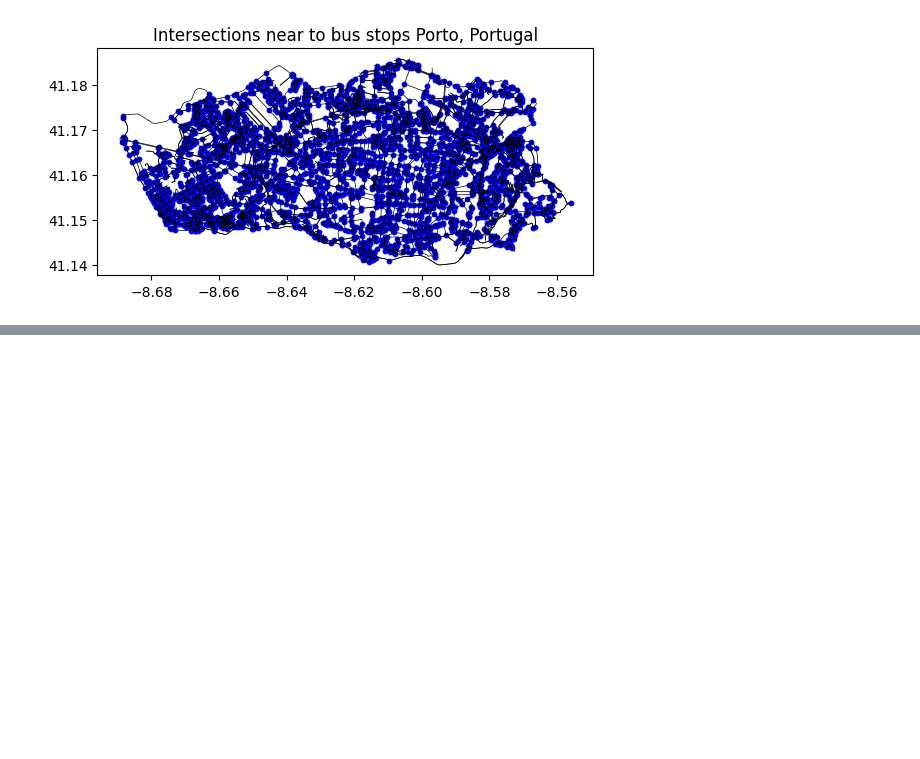
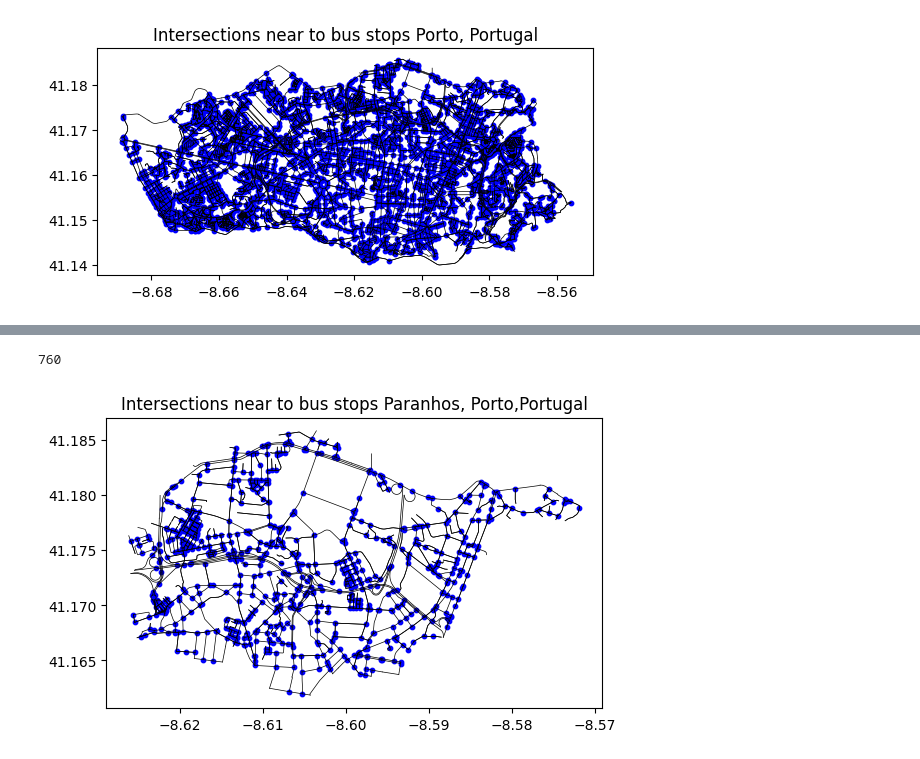
Before and after one commit to brito-bernardo/osmnx, a Jupyter notebook: BusStopIntersections.ipynb, the cells around one changed output, grey strips where cells are left out. Cells and saved outputs as stored; diff of their text form; code cells hidden in the pictures; blank space fills up the shorter version.

```diff
--- a/BusStopIntersections.ipynb
+++ b/BusStopIntersections.ipynb
@@ -61,0 +97,18 @@ plt.show()
+# %%
+near_bus_stop_intersections = filtered_intersections[filtered_intersections.apply(lambda x: is_near_bus_stop(x, bus_stops), axis=1)]
+# %%
+# Plot ONLY edges
+fig, ax = plt.subplots()
+for _, edge in ox.graph_to_gdfs(G, nodes=False, edges=True).iterrows():
+    line = edge.geometry
+    x, y = line.xy
+    ax.plot(x, y, color="black", linewidth=0.5)
+
+# Plot bus_stop_intersections
+near_bus_stop_intersections.plot(ax=ax, color='blue', markersize=10)
+print(len(near_bus_stop_intersections))
+ax.set_title("Intersections near to bus stops {}".format(place_name))
+plt.show()
+# %% [output]
+760
+[figure, added]
```
Also changed, not shown: parts of 11 cells of this notebook.
